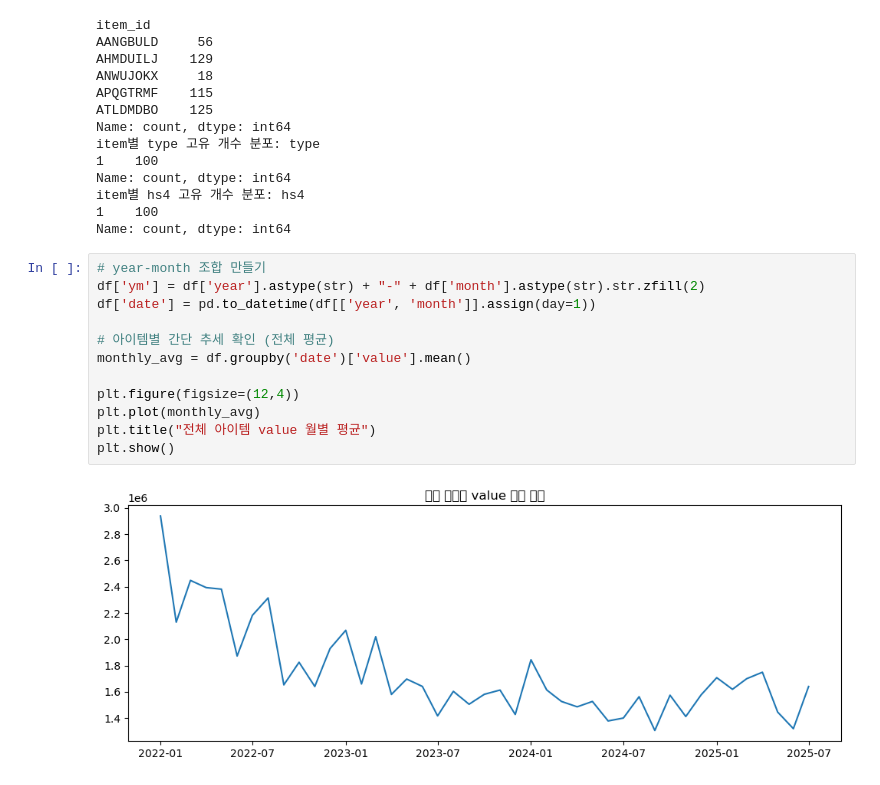
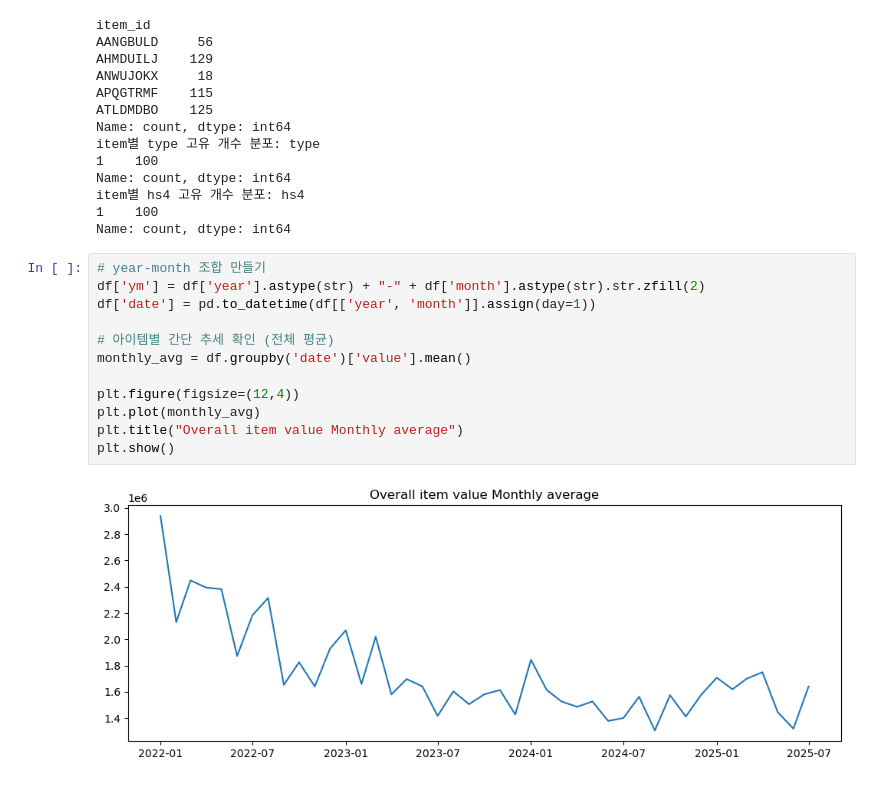
Before and after one commit to Mooonmiiin/CoTe, a Jupyter notebook: 제3회 국민대학교 AI빅데이터 분석 경진대회/EDA.ipynb, the cells around one changed output. Drawn from its saved outputs; the diff is of its cells as text.

```diff
--- a/제3회 국민대학교 AI빅데이터 분석 경진대회/EDA.ipynb
+++ b/제3회 국민대학교 AI빅데이터 분석 경진대회/EDA.ipynb
@@ -63,14 +63,14 @@ Name: count, dtype: int64
 # %%
 # year-month 조합 만들기
 df['ym'] = df['year'].astype(str) + "-" + df['month'].astype(str).str.zfill(2)
 df['date'] = pd.to_datetime(df[['year', 'month']].assign(day=1))
 
 # 아이템별 간단 추세 확인 (전체 평균)
 monthly_avg = df.groupby('date')['value'].mean()
 
 plt.figure(figsize=(12,4))
 plt.plot(monthly_avg)
-plt.title("전체 아이템 value 월별 평균")
+plt.title("Overall item value Monthly average")
 plt.show()
 # %% [output]
-[figure, old version]
+[figure, new version]
```
Also changed, not shown: parts of 4 cells of this notebook.
